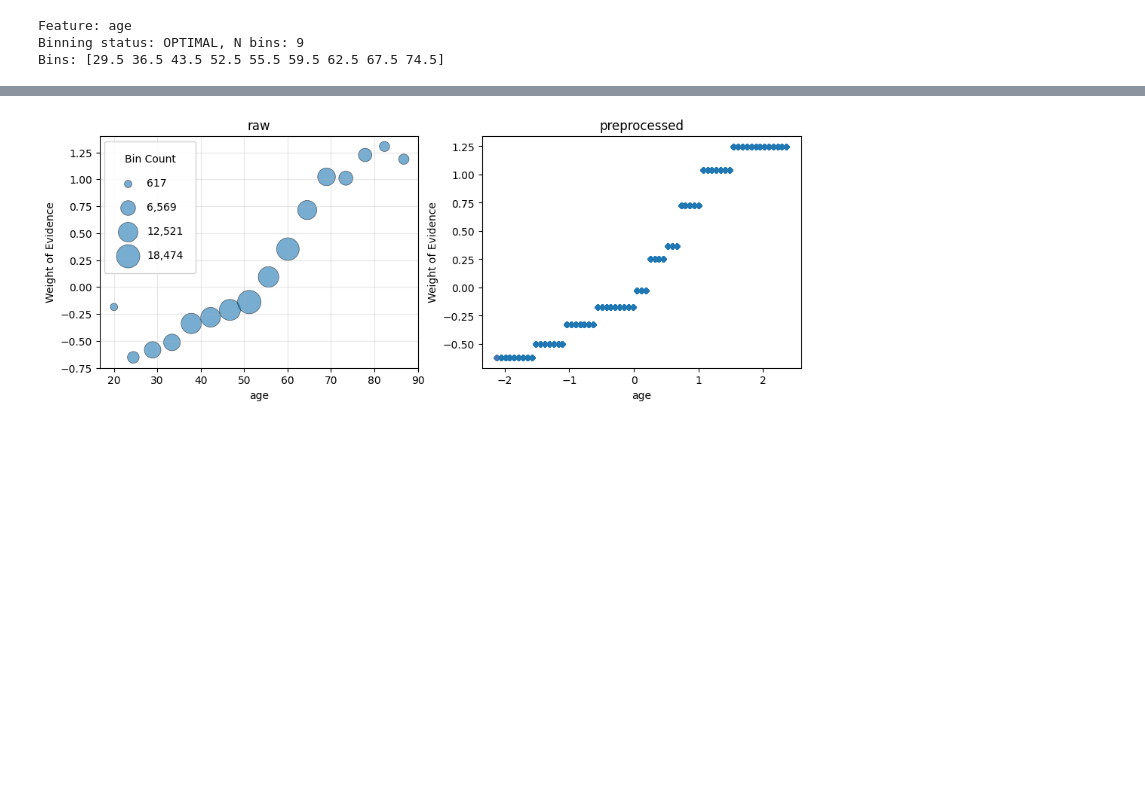
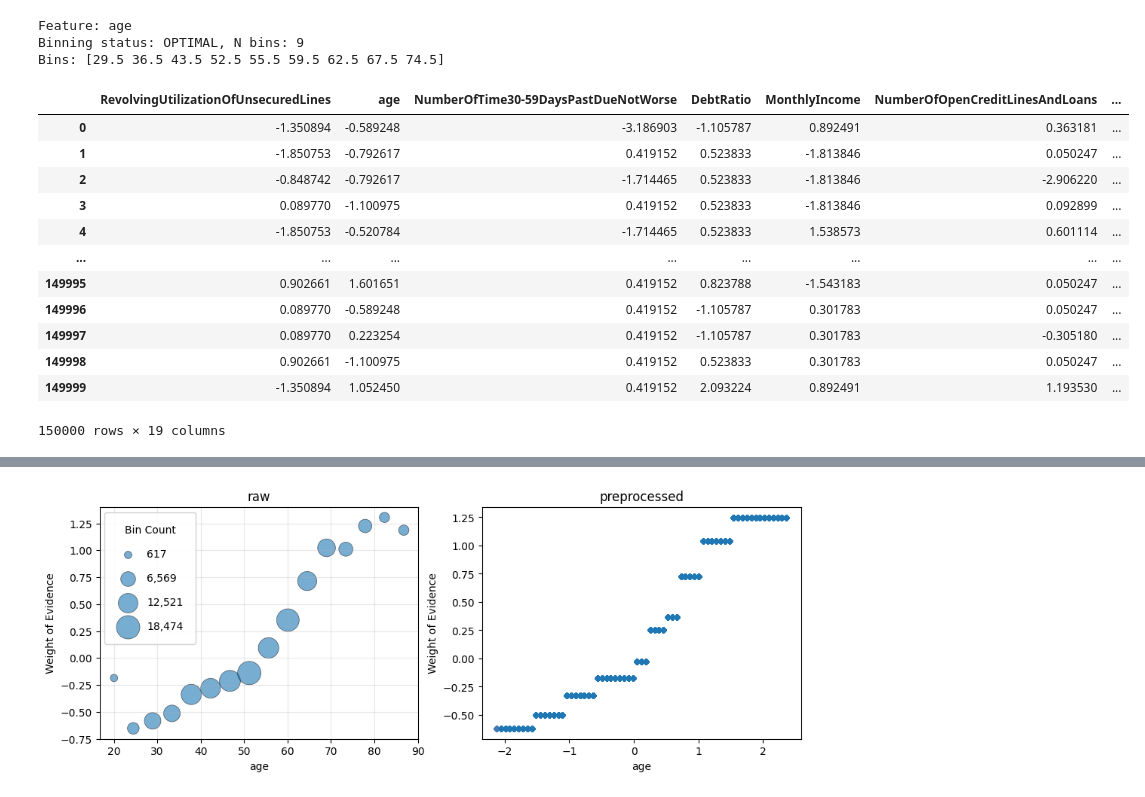
Before and after one commit to seajoyer/credit-scoring, a Jupyter notebook: notebooks/2.0-feature-engineering.ipynb, the cells around one changed output, grey strips where cells are left out. Drawn from its saved outputs; the diff is of its cells as text; code cells hidden in the pictures; blank space fills up the shorter version.

```diff
--- a/notebooks/2.0-feature-engineering.ipynb
+++ b/notebooks/2.0-feature-engineering.ipynb
@@ -167,3 +199,19 @@ train_processed['age_woe'], age_binner = apply_woe_binning(
 Feature: age
 Binning status: OPTIMAL, N bins: 9
 Bins: [29.5 36.5 43.5 52.5 55.5 59.5 62.5 67.5 74.5]
+# %%
+train_woe
+# %% [output]
+|  | RevolvingUtilizationOfUnsecuredLines | age | NumberOfTime30-59DaysPastDueNotWorse | DebtRatio | MonthlyIncome | NumberOfOpenCreditLinesAndLoans | ... |
+| 0 | -1.350894 | -0.589248 | -3.186903 | -1.105787 | 0.892491 | 0.363181 | ... |
+| 1 | -1.850753 | -0.792617 | 0.419152 | 0.523833 | -1.813846 | 0.050247 | ... |
+| 2 | -0.848742 | -0.792617 | -1.714465 | 0.523833 | -1.813846 | -2.906220 | ... |
+| 3 | 0.089770 | -1.100975 | 0.419152 | 0.523833 | -1.813846 | 0.092899 | ... |
+| 4 | -1.850753 | -0.520784 | -1.714465 | 0.523833 | 1.538573 | 0.601114 | ... |
+| ... | ... | ... | ... | ... | ... | ... | ... |
+| 149995 | 0.902661 | 1.601651 | 0.419152 | 0.823788 | -1.543183 | 0.050247 | ... |
+| 149996 | 0.089770 | -0.589248 | 0.419152 | -1.105787 | 0.301783 | 0.050247 | ... |
+| 149997 | 0.089770 | 0.223254 | 0.419152 | -1.105787 | 0.301783 | -0.305180 | ... |
+| 149998 | 0.902661 | -1.100975 | 0.419152 | 0.523833 | 0.301783 | 0.050247 | ... |
+| 149999 | -1.350894 | 1.052450 | 0.419152 | 2.093224 | 0.892491 | 1.193530 | ... |
+150000 rows × 19 columns
```
Also changed, not shown: parts of 13 cells of this notebook, 4 other files.
